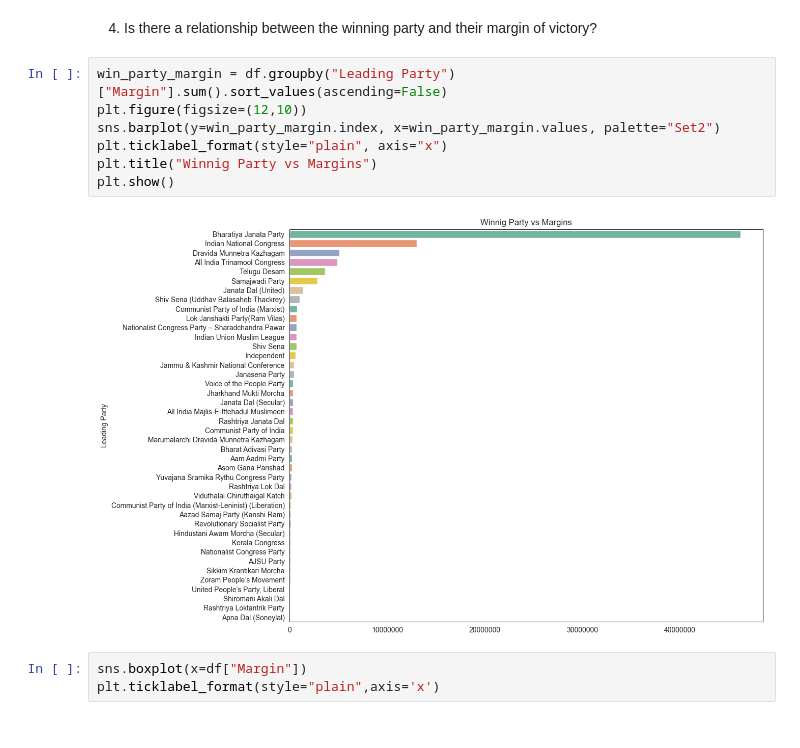
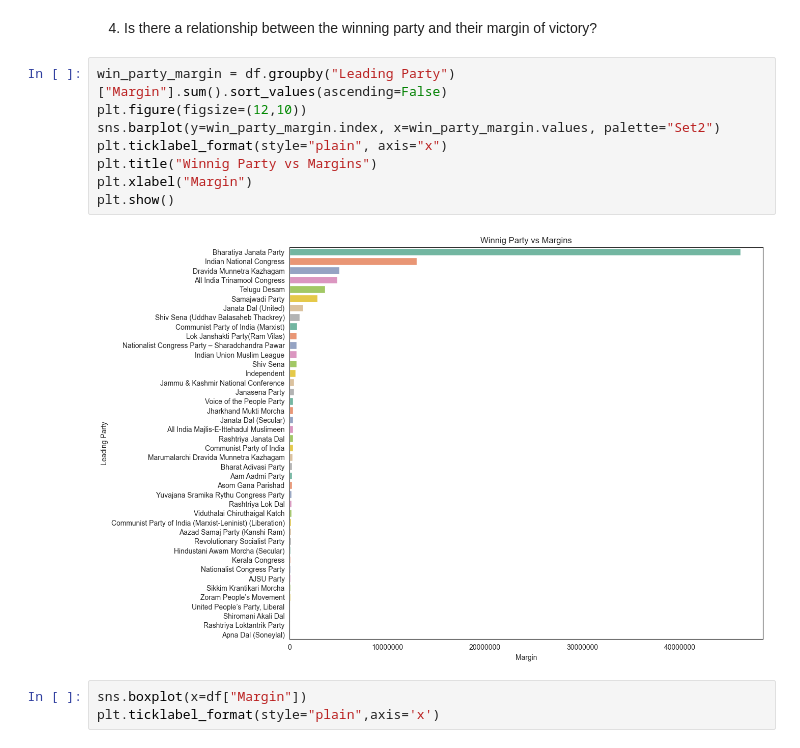
Before and after one commit to RohitKumarSain/Lok-Sabha-Election-2024, a Jupyter notebook: election_result.ipynb, the cells around one changed output. Cells and saved outputs as stored; diff of their text form.

```diff
--- a/election_result.ipynb
+++ b/election_result.ipynb
@@ -214,12 +210,13 @@ victory_margin
 # %%
 win_party_margin = df.groupby("Leading Party")["Margin"].sum().sort_values(ascending=False)
 plt.figure(figsize=(12,10))
 sns.barplot(y=win_party_margin.index, x=win_party_margin.values, palette="Set2")
 plt.ticklabel_format(style="plain", axis="x")
 plt.title("Winnig Party vs Margins")
+plt.xlabel("Margin")
 plt.show()
 # %% [output]
-[figure, old version]
+[figure, new version]
 # %%
 sns.boxplot(x=df["Margin"])
 plt.ticklabel_format(style="plain",axis='x')
```
Also changed, not shown: parts of 5 cells of this notebook.
